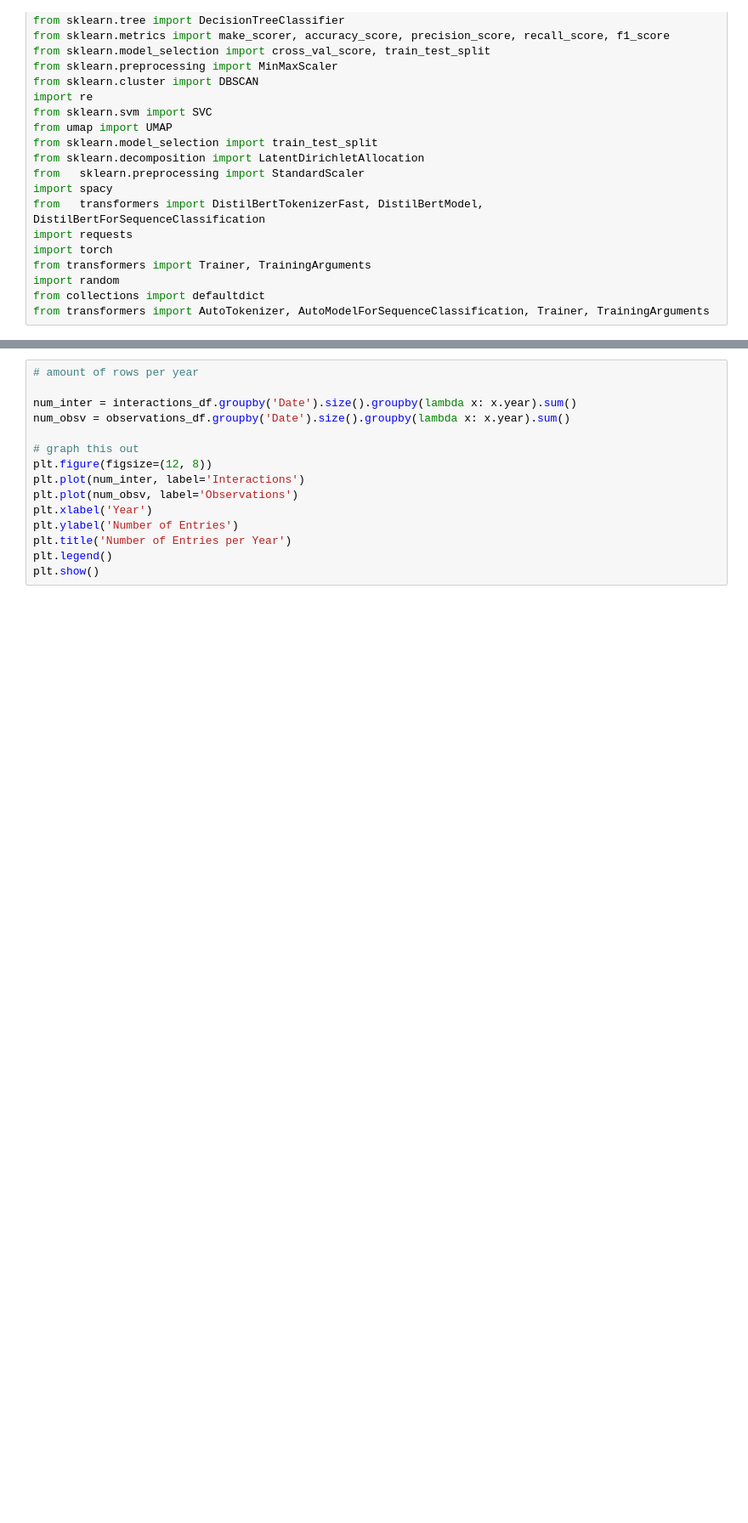
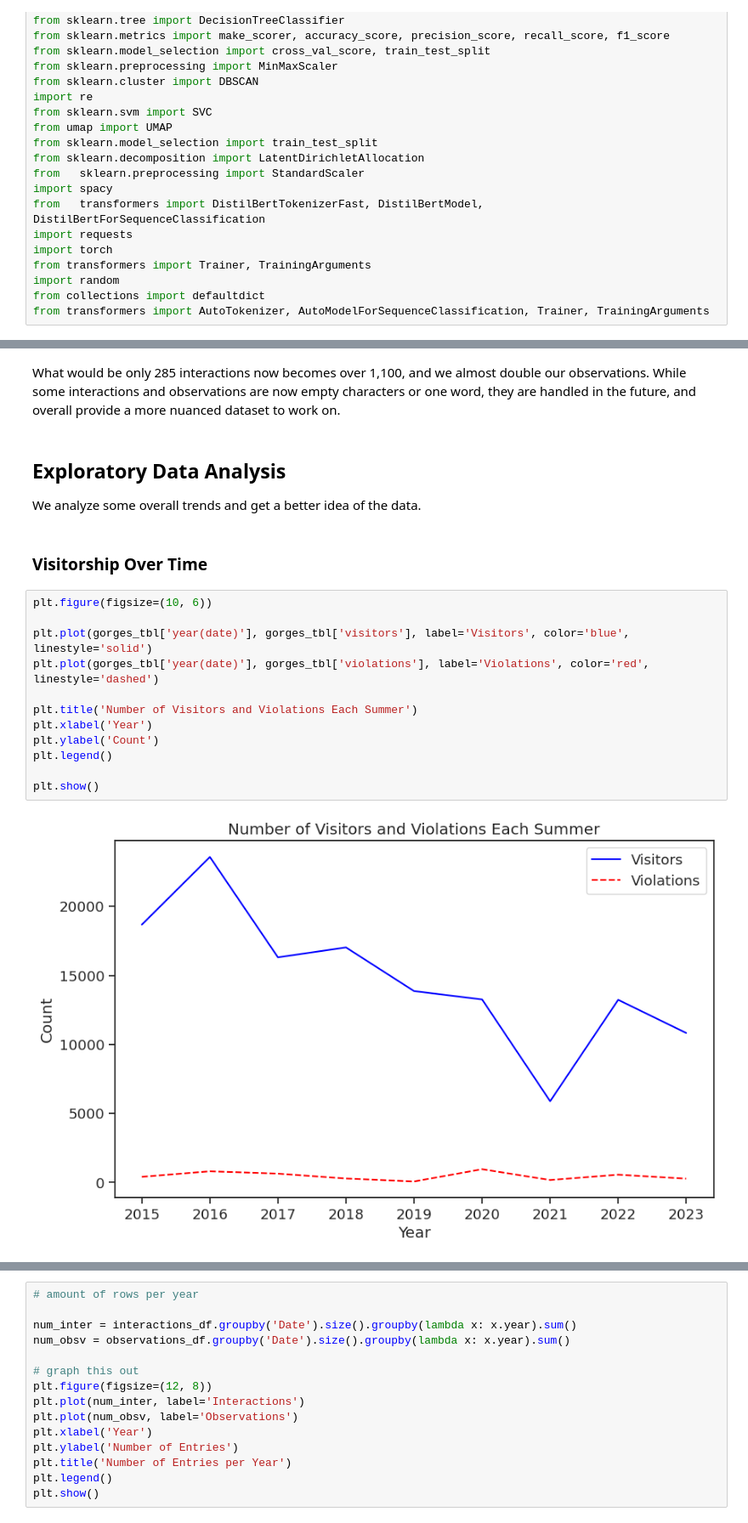
Before and after one commit to Ming-DeMers/cornell-gorges, a Jupyter notebook: Gorges_Analysis_INFO_3350_Final.ipynb, the cells around one changed output, grey strips where cells are left out. Shown at 85% size. Drawn from its saved outputs; the diff is of its cells as text; blank space fills up the shorter version.

```diff
--- a/Gorges_Analysis_INFO_3350_Final.ipynb
+++ b/Gorges_Analysis_INFO_3350_Final.ipynb
@@ -194,0 +234,21 @@ lots of poeple all over! great last day. Hope to continue again next summer!
+# %% [markdown]
+What would be only 285 interactions now becomes over 1,100, and we almost double our observations. While some interactions and observations are now empty characters or one word, they are handled in the future, and overall provide a more nuanced dataset to work on.
+# %% [markdown]
+## Exploratory Data Analysis
+We analyze some overall trends and get a better idea of the data.
+# %% [markdown]
+### Visitorship Over Time
+# %%
+plt.figure(figsize=(10, 6))
+
+plt.plot(gorges_tbl['year(date)'], gorges_tbl['visitors'], label='Visitors', color='blue', linestyle='solid')
+plt.plot(gorges_tbl['year(date)'], gorges_tbl['violations'], label='Violations', color='red', linestyle='dashed')
+
+plt.title('Number of Visitors and Violations Each Summer')
+plt.xlabel('Year')
+plt.ylabel('Count')
+plt.legend()
+
+plt.show()
+# %% [output]
+[figure, added]
```
Also changed, not shown: parts of 38 cells of this notebook, 2 other files.
